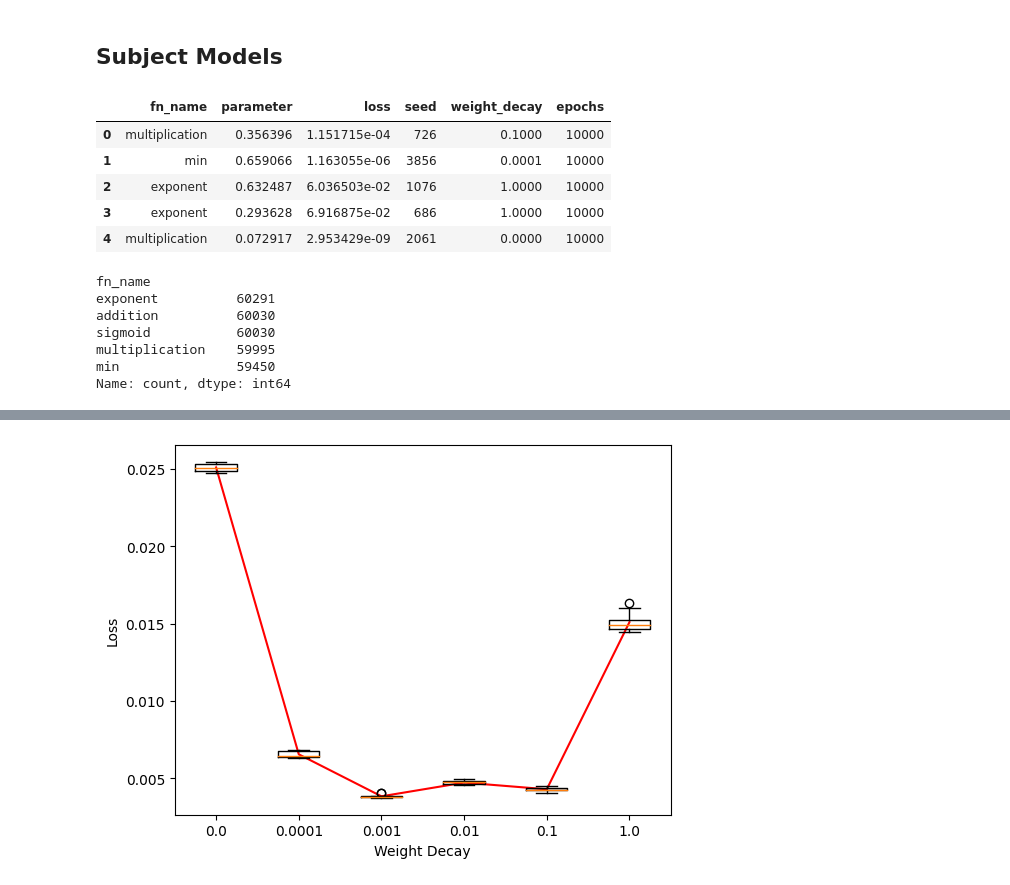
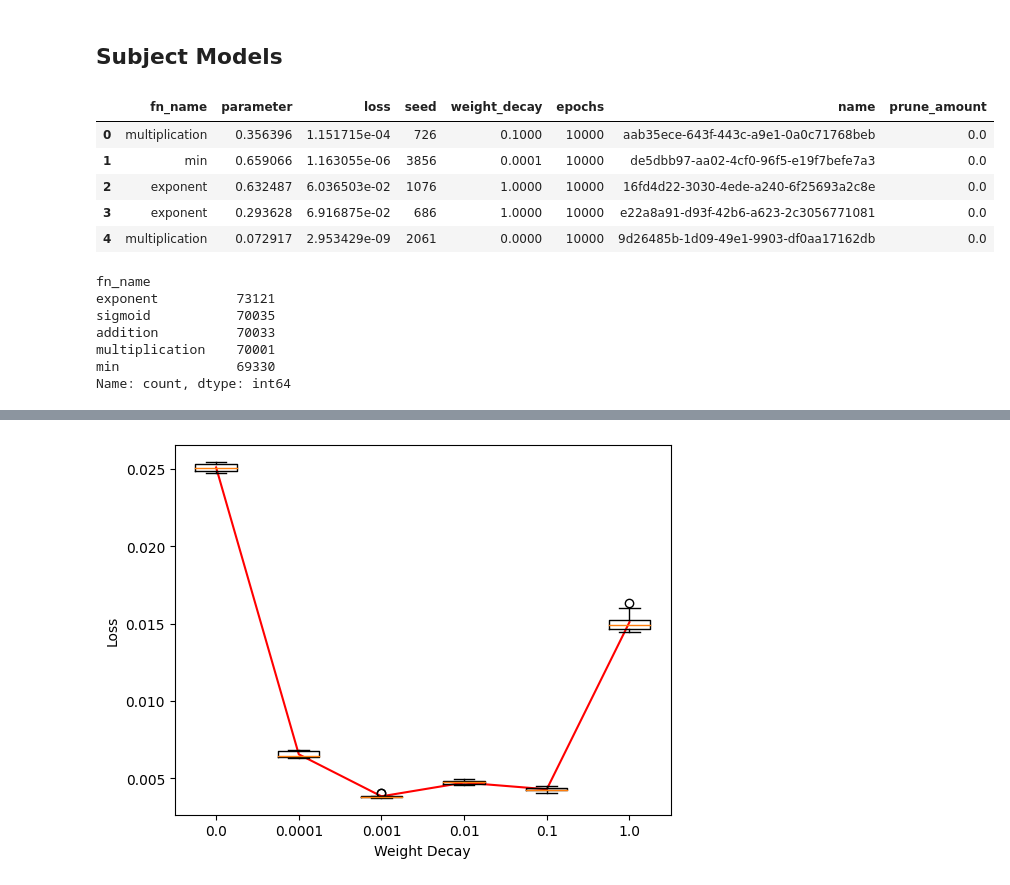
Before and after one commit to pleask/ALMI, a Jupyter notebook: analysis.ipynb, the cells around one changed output, grey strips where cells are left out. Saved outputs shown, nothing was run; the diff lists cells and outputs as text; code cells hidden in the pictures.

```diff
--- a/analysis.ipynb
+++ b/analysis.ipynb
@@ -3,33 +3,50 @@
 # %%
 import pandas as pd
 import json
 
 
 with open('index.txt', 'r') as index_file:
     rows = []
     for line in index_file:
         line = line.strip()
         model_name, metadata_string = line.split(' ', maxsplit=1)
         metadata = json.loads(metadata_string)
+        metadata['name'] = model_name
         rows.append(metadata)
 
-df = pd.DataFrame(rows)
+weight_decay = pd.DataFrame(rows)
 
-df.head()
+# TODO: Get the losses for the other pruning amounts
+with open('pruned_losses.txt', 'r') as pruned_losses:
+    rows = []
+    for line in pruned_losses:
+        name, loss = line.strip().split(' ')
+        rows.append((name, float(loss)))
+pruned_losses = pd.DataFrame(rows, columns=['name', 'loss'])
+pruned_losses['prune_amount'] = 0.2
+
+zero_decay_rows = weight_decay[weight_decay['weight_decay'] == 0]
+zero_decay_rows = zero_decay_rows.drop('loss', axis=1)
+pruned_models = pd.merge(zero_decay_rows, pruned_losses, on='name', how='inner')
+
+weight_decay['prune_amount'] = 0.
+subject_models = pd.concat([weight_decay, pruned_models])
+
+subject_models.head()
 # %% [output]
-|  | fn_name | parameter | loss | seed | weight_decay | epochs |
-| 0 | multiplication | 0.356396 | 1.151715e-04 | 726 | 0.1000 | 10000 |
-| 1 | min | 0.659066 | 1.163055e-06 | 3856 | 0.0001 | 10000 |
-| 2 | exponent | 0.632487 | 6.036503e-02 | 1076 | 1.0000 | 10000 |
-| 3 | exponent | 0.293628 | 6.916875e-02 | 686 | 1.0000 | 10000 |
-| 4 | multiplication | 0.072917 | 2.953429e-09 | 2061 | 0.0000 | 10000 |
+|  | fn_name | parameter | loss | seed | weight_decay | epochs | name | prune_amount |
+| 0 | multiplication | 0.356396 | 1.151715e-04 | 726 | 0.1000 | 10000 | aab35ece-643f-443c-a9e1-0a0c71768beb | 0.0 |
+| 1 | min | 0.659066 | 1.163055e-06 | 3856 | 0.0001 | 10000 | de5dbb97-aa02-4cf0-96f5-e19f7befe7a3 | 0.0 |
+| 2 | exponent | 0.632487 | 6.036503e-02 | 1076 | 1.0000 | 10000 | 16fd4d22-3030-4ede-a240-6f25693a2c8e | 0.0 |
+| 3 | exponent | 0.293628 | 6.916875e-02 | 686 | 1.0000 | 10000 | e22a8a91-d93f-42b6-a623-2c3056771081 | 0.0 |
+| 4 | multiplication | 0.072917 | 2.953429e-09 | 2061 | 0.0000 | 10000 | 9d26485b-1d09-49e1-9903-df0aa17162db | 0.0 |
 # %%
-df['fn_name'].value_counts()
+subject_models['fn_name'].value_counts()
 # %% [output]
 fn_name
-exponent          60291
-addition          60030
-sigmoid           60030
-multiplication    59995
-min               59450
+exponent          73121
+sigmoid           70035
+addition          70033
+multiplication    70001
+min               69330
 Name: count, dtype: int64
```
Also changed, not shown: parts of 8 cells of this notebook.
